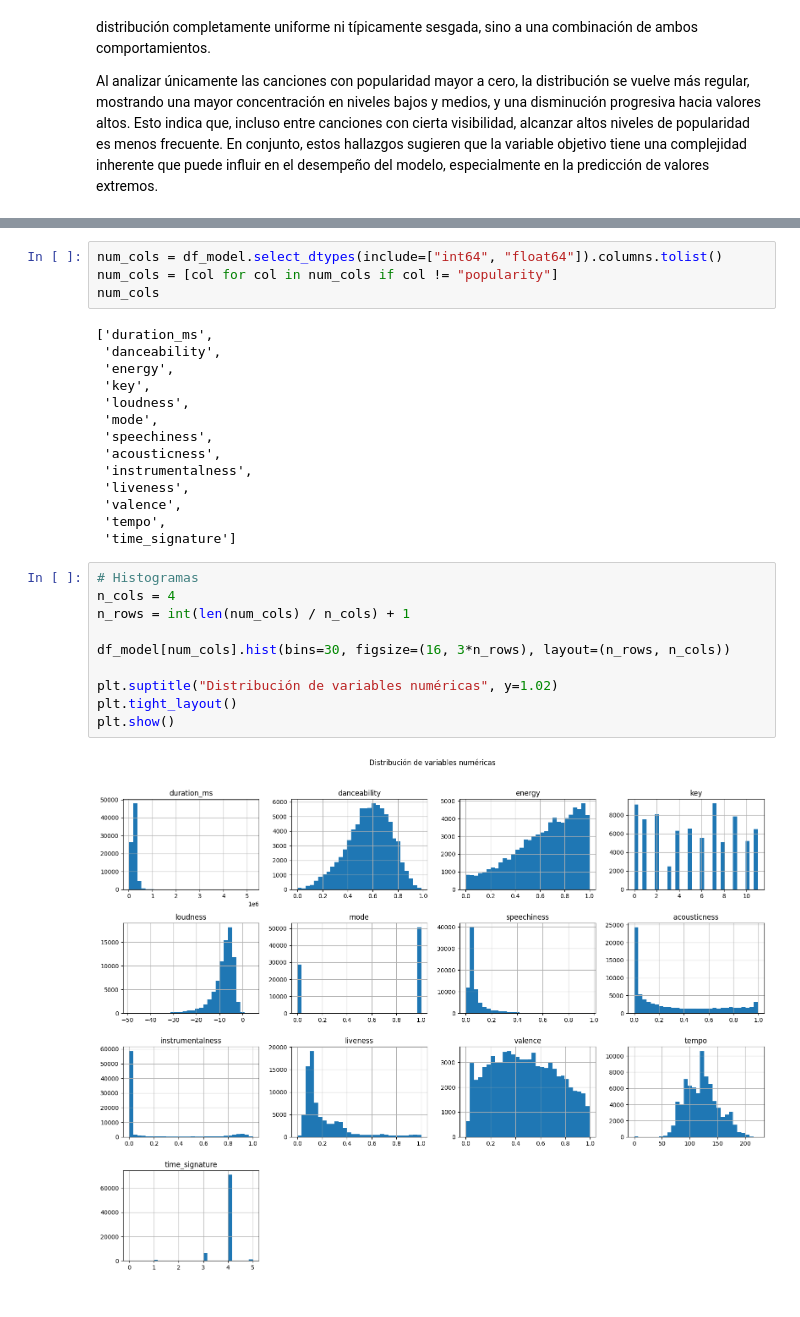
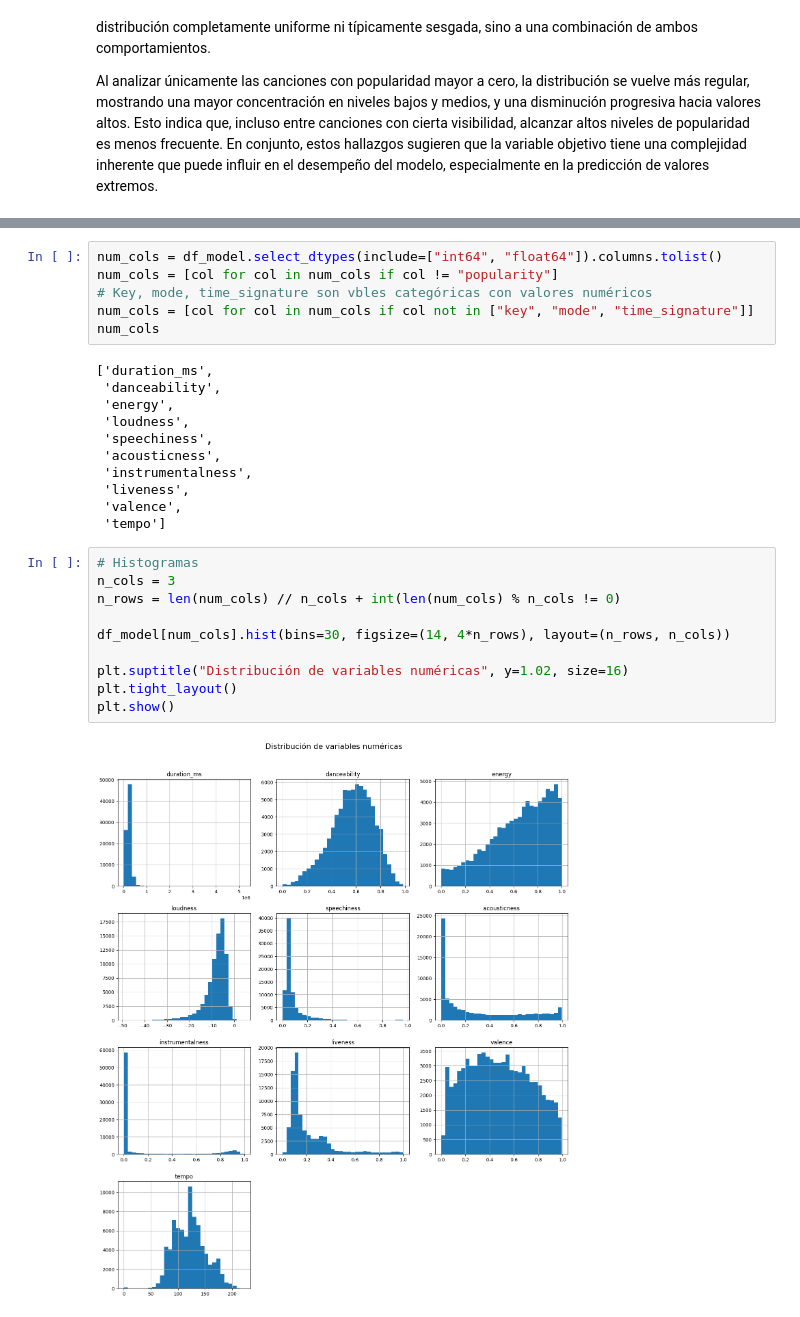
Before and after one commit to jairocruzhdez/MIAD_ML_NLP_JC, a Jupyter notebook: Semana 3/S3P1_proyecto1.ipynb, the cells around one changed output, grey strips where cells are left out. Saved outputs shown, nothing was run; the diff lists cells and outputs as text.

```diff
--- a/Semana 3/S3P1_proyecto1.ipynb
+++ b/Semana 3/S3P1_proyecto1.ipynb
@@ -209,33 +209,32 @@ Al analizar únicamente las canciones con popularidad mayor a cero, la distribuc
 # %%
 num_cols = df_model.select_dtypes(include=["int64", "float64"]).columns.tolist()
 num_cols = [col for col in num_cols if col != "popularity"]
+# Key, mode, time_signature son vbles categóricas con valores numéricos
+num_cols = [col for col in num_cols if col not in ["key", "mode", "time_signature"]]
 num_cols
 # %% [output]
 ['duration_ms',
  'danceability',
  'energy',
- 'key',
  'loudness',
- 'mode',
  'speechiness',
  'acousticness',
  'instrumentalness',
  'liveness',
  'valence',
- 'tempo',
- 'time_signature']
+ 'tempo']
 # %%
 # Histogramas
-n_cols = 4
-n_rows = int(len(num_cols) / n_cols) + 1
+n_cols = 3
+n_rows = len(num_cols) // n_cols + int(len(num_cols) % n_cols != 0)
 
-df_model[num_cols].hist(bins=30, figsize=(16, 3*n_rows), layout=(n_rows, n_cols))
+df_model[num_cols].hist(bins=30, figsize=(14, 4*n_rows), layout=(n_rows, n_cols))
 
-plt.suptitle("Distribución de variables numéricas", y=1.02)
+plt.suptitle("Distribución de variables numéricas", y=1.02, size=16)
 plt.tight_layout()
 plt.show()
 # %% [output]
-[figure, old version]
+[figure, new version]
 # %%
 # Boxplots
 
```
Also changed, not shown: parts of 46 cells of this notebook.
